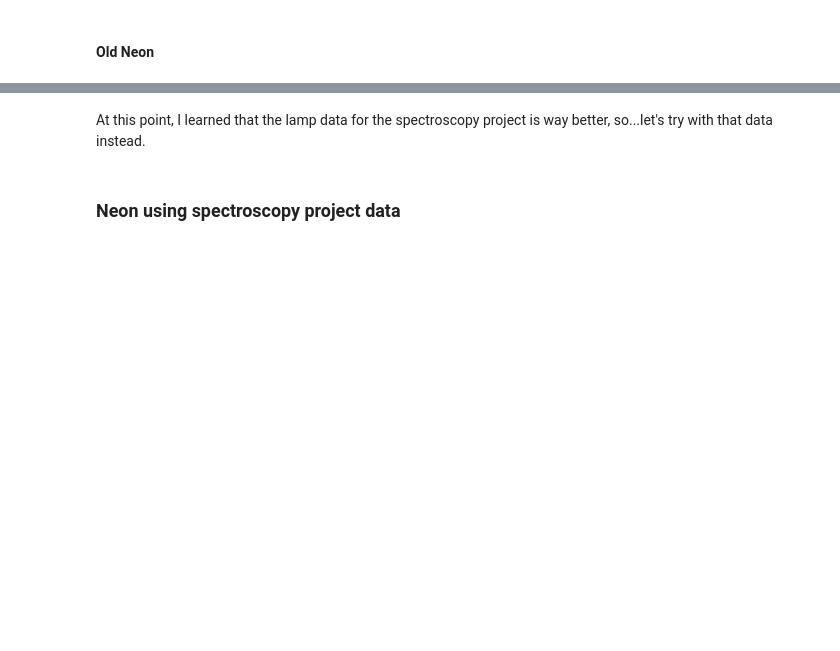
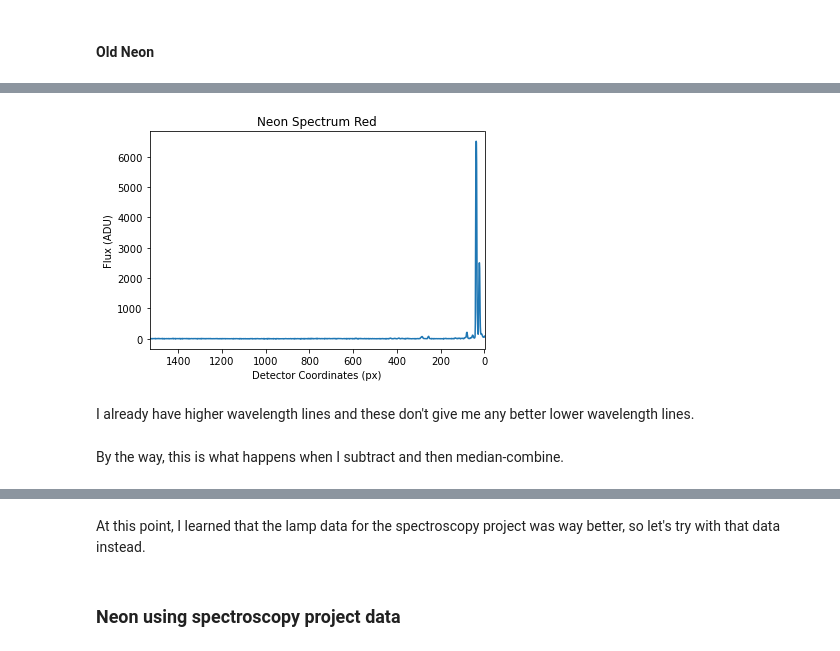
Before and after one commit to cl3425/ast6725-spectroscopy-lab, a Jupyter notebook: pepito-wavelength-calibration-chris-lam.ipynb, the cells around one changed output, grey strips where cells are left out. Saved outputs shown, nothing was run; the diff lists cells and outputs as text; code cells hidden in the pictures; blank space fills up the shorter version.

```diff
--- a/pepito-wavelength-calibration-chris-lam.ipynb
+++ b/pepito-wavelength-calibration-chris-lam.ipynb
@@ -342,3 +460,21 @@ plt.show()
+# %%
+ne_collapsed10 = np.median(ne_rect10, axis=0) - np.median(dark_rect10, axis=0)
+detector_loc = np.arange(len(ne_collapsed10))
+# %%
+#%matplotlib notebook
+plt.figure()
+plt.plot(detector_loc, ne_collapsed10)
+plt.xlim([1530, 0])
+plt.xlabel('Detector Coordinates (px)')
+plt.ylabel('Flux (ADU)')
+plt.title('Neon Spectrum Red')
+plt.show()
+# %% [output]
+[figure, added]
+# %% [markdown]
+I already have higher wavelength lines and these don't give me any better lower wavelength lines.
+# %% [markdown]
+By the way, this is what happens when I subtract and then median-combine.
 # %%
 ne_collapsed10 = np.median(ne_rect10-dark_rect10, axis=0)
 detector_loc = np.arange(len(ne_collapsed10))
@@ -355,7 +491,7 @@ plt.show()
 [interactive output not drawn]
 [interactive output not drawn]
 # %% [markdown]
-At this point, I learned that the lamp data for the spectroscopy project is way better, so...let's try with that data instead.
+At this point, I learned that the lamp data for the spectroscopy project was way better, so let's try with that data instead.
 # %% [markdown]
 ### Neon using spectroscopy project data
 # %%
```
Also changed, not shown: parts of 58 cells of this notebook.
